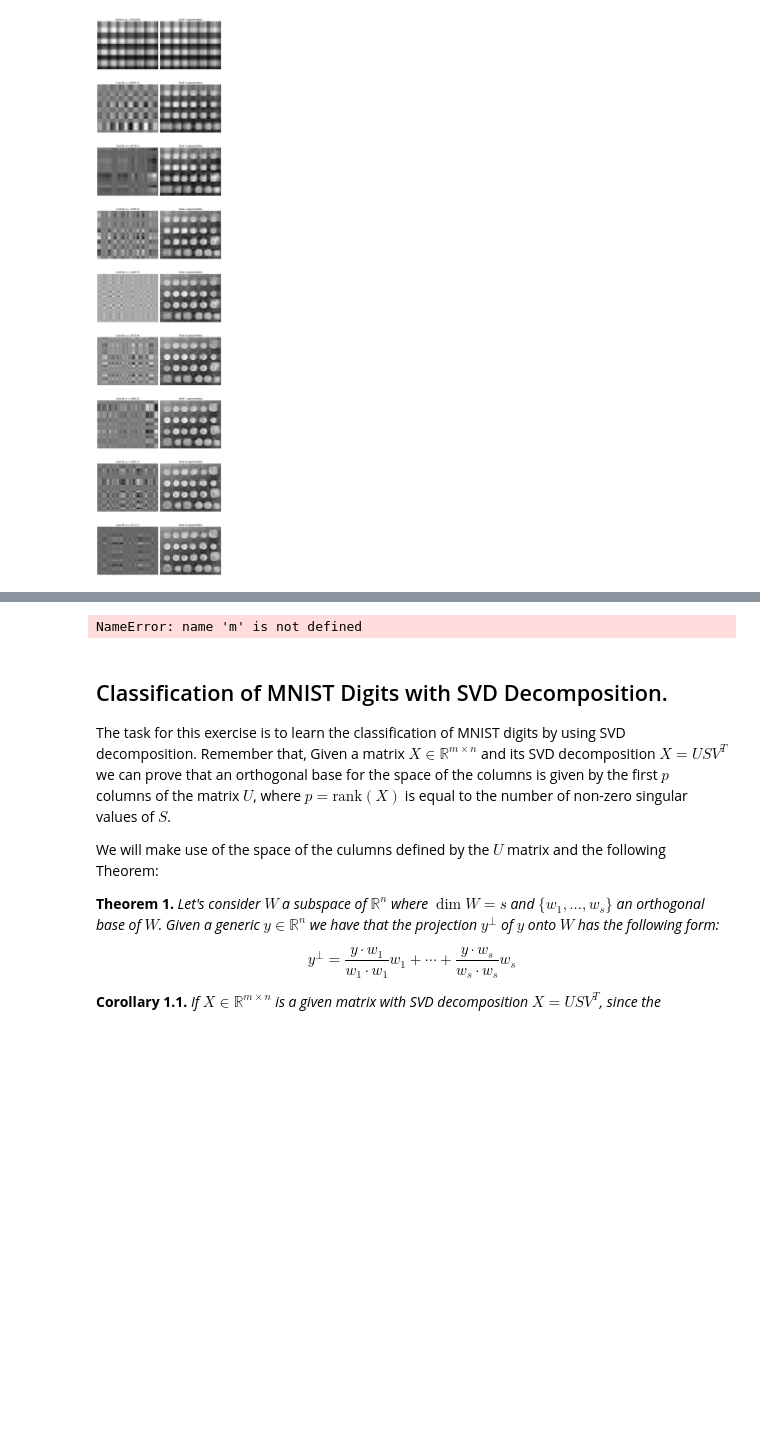
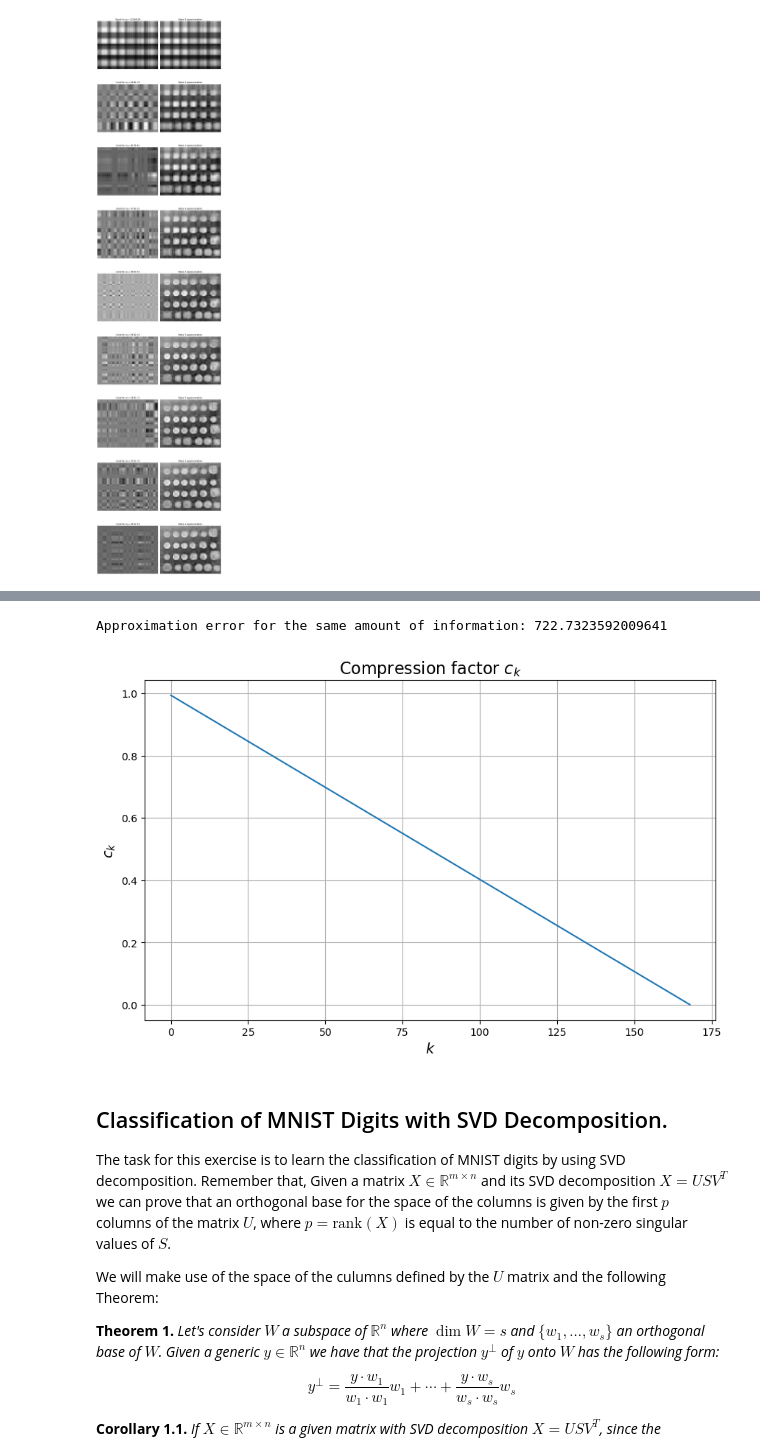
Before and after one commit to alessioarcara/smm_2023-2024, a Jupyter notebook: homeworks/homework_2/2.ipynb, the cells around one changed output, grey strips where cells are left out. Saved outputs shown, nothing was run; the diff lists cells and outputs as text; code cells hidden in the pictures; blank space fills up the shorter version.

```diff
--- a/homeworks/homework_2/2.ipynb
+++ b/homeworks/homework_2/2.ipynb
@@ -75,28 +77,29 @@ plt.show()
 # %%
 def compression_factor(k, m, n):
     return 1 - k * (m + n + 1) / (m * n)
 
 k=1
 compression_factors = []
 
 while (m * n) >= (k * (m + n + 1)):
     compression_factors.append(compression_factor(k, m, n))
     k += 1
 
 dyad_sum = sum(s[i] * np.outer(U[:, i], VT[i, :]) for i in range(k))
 
 approximation_error = np.linalg.norm(X - dyad_sum)
 print(f"Approximation error for the same amount of information: {approximation_error}")
 
 plt.figure(figsize=(10, 6))
 plt.title("Compression factor $c_k$", fontsize=16)
 plt.xlabel("$k$", fontsize=14)
 plt.ylabel("$c_k$", fontsize=14)
-plt.plot(c_k)
+plt.plot(compression_factors)
 plt.grid(True)
 plt.show()
 # %% [output]
-NameError: name 'm' is not defined
+Approximation error for the same amount of information: 722.7323592009641
+[figure, added]
 # %% [markdown]
 ## Classification of MNIST Digits with SVD Decomposition.
 
```
Also changed, not shown: parts of 10 cells of this notebook, 2 other files.
